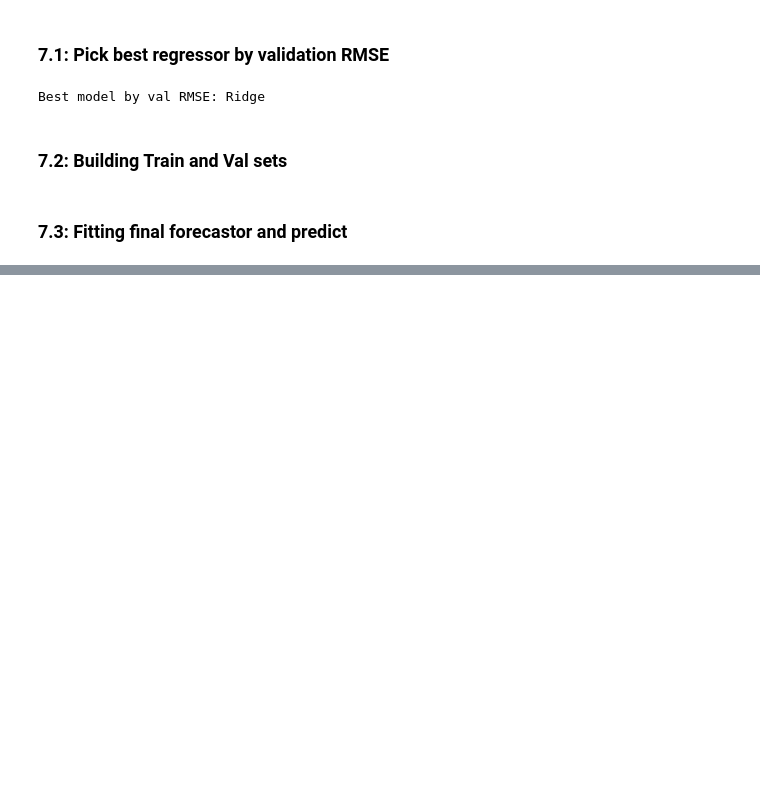
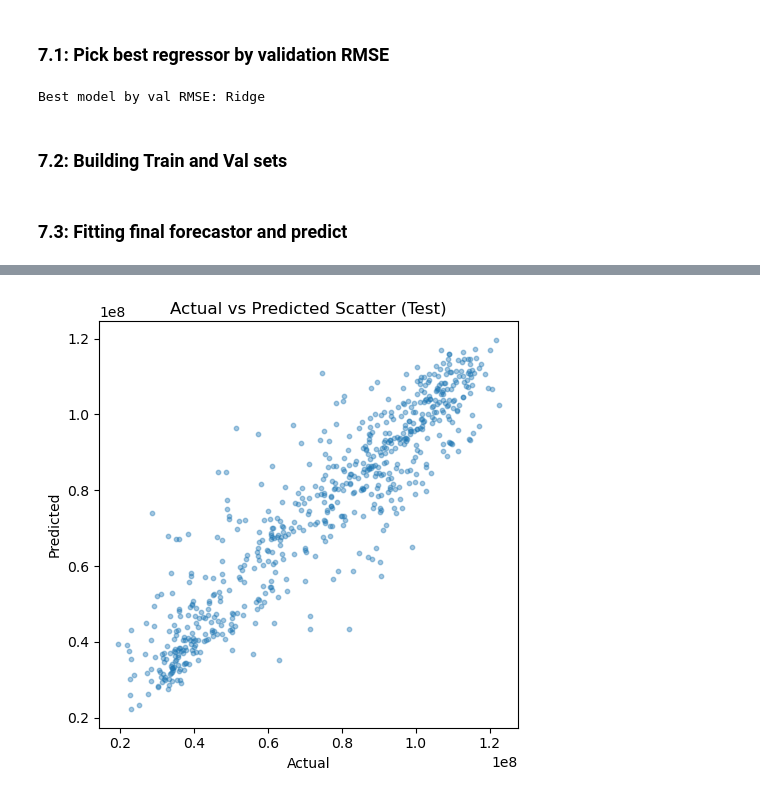
Before and after one commit to Ayatelawej/EC558_project, a Jupyter notebook: notebooks/EC558_core_pipeline.ipynb, the cells around one changed output, grey strips where cells are left out. Cells and saved outputs as stored; diff of their text form; code cells hidden in the pictures; blank space fills up the shorter version.

```diff
--- a/notebooks/EC558_core_pipeline.ipynb
+++ b/notebooks/EC558_core_pipeline.ipynb
@@ -1801,0 +1911,11 @@ Given a trained forecasting model, we can automatically detect unusual traffic b
+# %%
+plt.figure(figsize=(5, 5))
+plt.scatter(y_test.values, yhat_test_final, s=10, alpha=0.4)
+plt.xlabel("Actual")
+plt.ylabel("Predicted")
+plt.title("Actual vs Predicted Scatter (Test)")
+plt.tight_layout()
+plt.savefig(os.path.join(FIG_DIR, "forecast_scatter_test.png"), dpi=150)
+plt.show()
+# %% [output]
+[figure, added]
```
Also changed, not shown: parts of 52 cells of this notebook, 13 other files.
